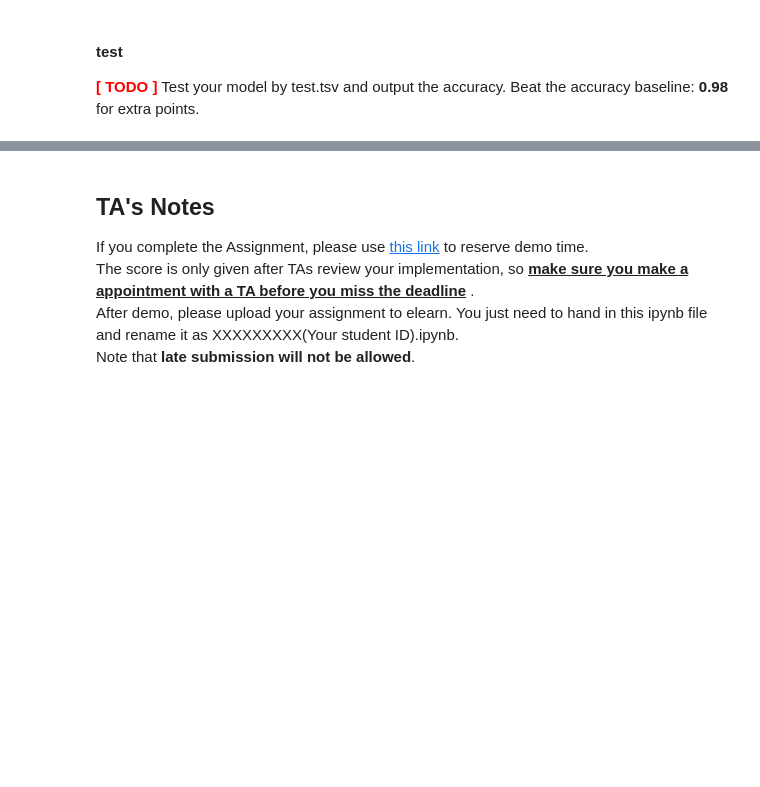
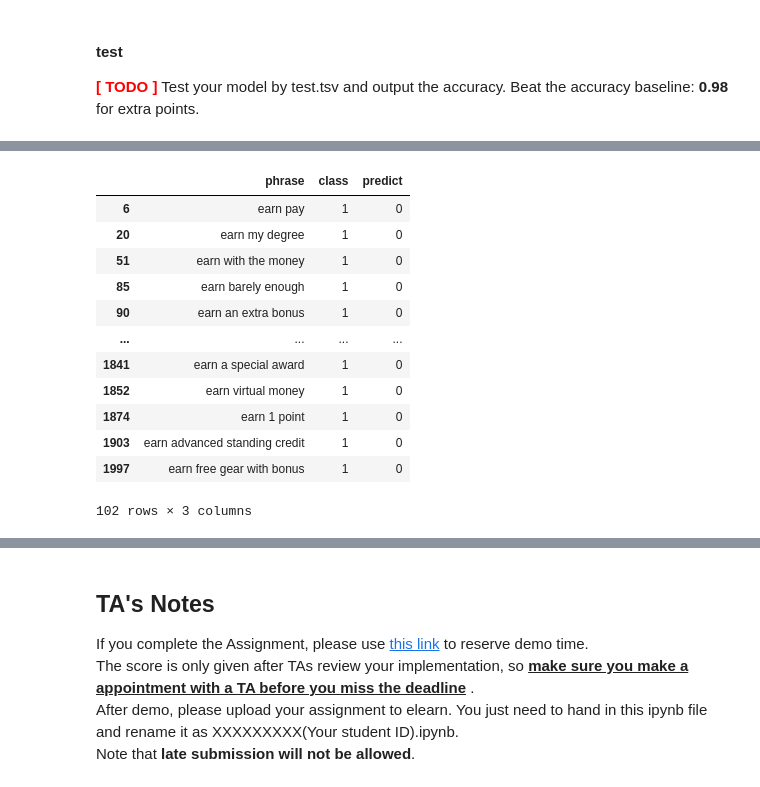
Before and after one commit to phogbinh/1111-nlp, a Jupyter notebook: hw4/hw4.ipynb, the cells around one changed output, grey strips where cells are left out. Saved outputs shown, nothing was run; the diff lists cells and outputs as text; code cells hidden in the pictures; blank space fills up the shorter version.

```diff
--- a/hw4/hw4.ipynb
+++ b/hw4/hw4.ipynb
@@ -245,7 +294,8 @@ print(y_train[:5])
 #### split training data into train and validation
 # %%
 from sklearn.model_selection import train_test_split
-X_train,X_val,y_train,y_val=train_test_split(X_train,y_train,test_size=0.20,random_state=42)
+
+X_train, X_val, y_train, y_val = train_test_split(X_train, y_train, test_size=0.2, random_state=42)
 # %% [markdown]
 #### <font color="red">**[ TODO ]**</font> creating the embedding matrix
 The embedding matrix is used by the classification model. It should be a list of lists. Each sub-list is an embedding vector of a word and the order of all embedding vectors should be same as the word index numbering from the *tokenizer*. The tokenizer output is stored in a dictionary. You can check it using `tok.word_index.items()`.
@@ -293,15 +343,15 @@ print(embedding_matrix[0:5])
 You **must** use the pre-trained word2vec model to represent the words of phrases.
 # %%
 from tensorflow.keras.models import Sequential
-from tensorflow.keras.layers import Dense , Flatten , Embedding, LSTM, LSTM, ReLU, Dropout
+from tensorflow.keras.layers import Embedding, LSTM, Flatten, Dense
 from tensorflow.keras.initializers import Constant
-from tensorflow.keras.layers import ReLU
-from tensorflow.keras.layers import Dropout
 from tensorflow.keras.optimizers import RMSprop
-model=Sequential()
-model.add(Embedding(input_dim=vocab_size,output_dim=300,input_length=5,embeddings_initializer=Constant(embedding_matrix)))
-model.add(LSTM(64,return_sequences=False))
+
+model = Sequential()
+model.add(Embedding(input_dim=vocab_size, output_dim=300, input_length=5, embeddings_initializer=Constant(embedding_matrix)))
+model.add(LSTM(256, activation="relu"))
+model.add(Dense(64, activation="relu"))
 model.add(Flatten())
-model.add(Dense(2,activation='sigmoid'))
-model.compile(optimizer=RMSprop(lr=1e-3),loss='binary_crossentropy',metrics=['accuracy'])
+model.add(Dense(2, activation="sigmoid"))
+model.compile(optimizer=RMSprop(learning_rate=1e-6), loss="binary_crossentropy", metrics=["accuracy"])
 # %% [output]
@@ -339,5 +393,5 @@ Train classification model here.
   * Start with a smaller number of epochs first--it is directly correlated to the training time, and you don't want to spend too much time waiting!
   * Usually the larger the batch size the better, but the batch size you are able to use depends on you computing power, so start small and increase gradually. It is recommended to use powers of 2 (2, 4, 8, 16, ...) for batch size.
 # %%
-model.fit(X_train,y_train,validation_data=(X_val,y_val),batch_size=2,epochs=3)
+model.fit(X_train, y_train, validation_data=(X_val, y_val), batch_size=512, epochs=2048)
 # %% [output]
@@ -365,3 +430,6 @@ Observing wrong prediction result may help you improve your prediction.
 <font color="red">**[ TODO ]**</font> show the wrong prediction results like this:
 
 <img src="https://imgur.com/BOTMyZH.jpg" width=30%><br>
+# %%
+predicted_probabilities = model.predict(X_test)
+test["predict"] = np.argmax(predicted_probabilities, axis = 1)
@@ -367,0 +438,16 @@ Observing wrong prediction result may help you improve your prediction.
+# %%
+test[test["class"] != test["predict"]]
+# %% [output]
+|  | phrase | class | predict |
+| 6 | earn pay | 1 | 0 |
+| 20 | earn my degree | 1 | 0 |
+| 51 | earn with the money | 1 | 0 |
+| 85 | earn barely enough | 1 | 0 |
+| 90 | earn an extra bonus | 1 | 0 |
+| ... | ... | ... | ... |
+| 1841 | earn a special award | 1 | 0 |
+| 1852 | earn virtual money | 1 | 0 |
+| 1874 | earn 1 point | 1 | 0 |
+| 1903 | earn advanced standing credit | 1 | 0 |
+| 1997 | earn free gear with bonus | 1 | 0 |
+102 rows × 3 columns
```
Also changed, not shown: parts of 31 cells of this notebook.
